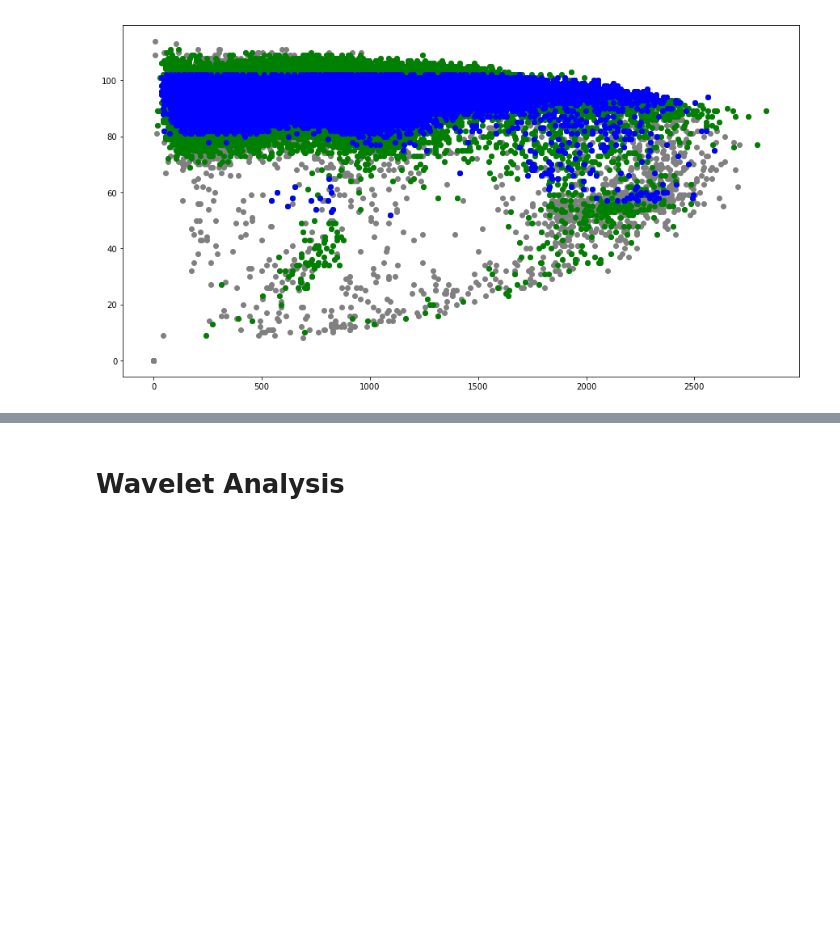
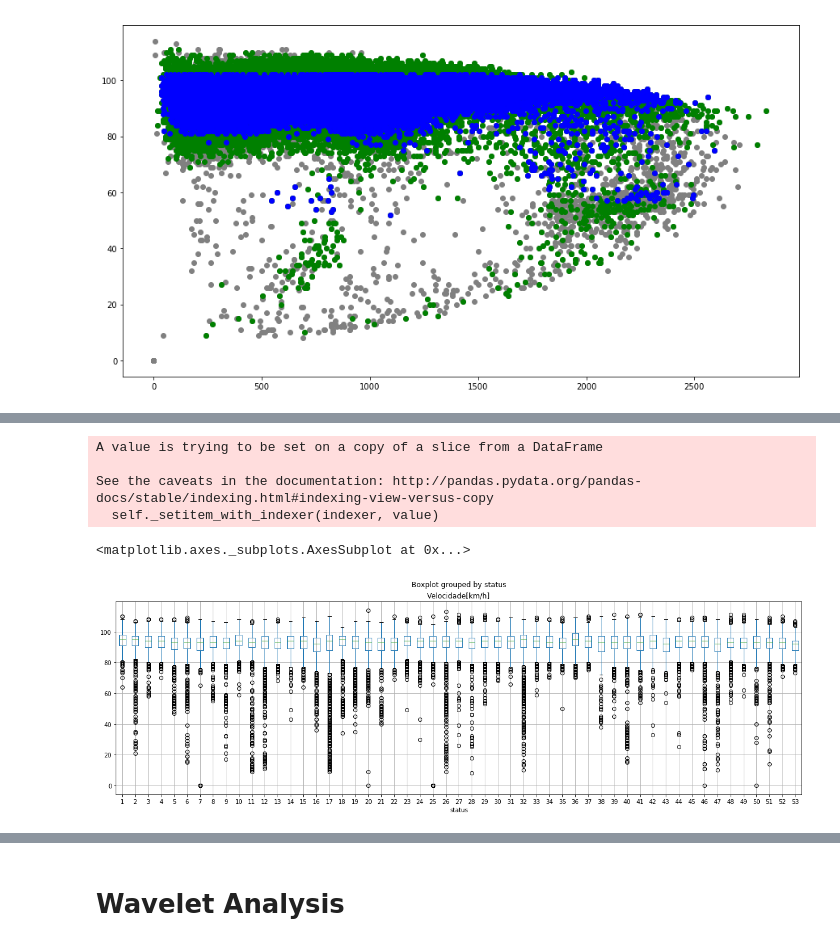
Before and after one commit to albnc/WaveletTrafficAnalysis, a Jupyter notebook: waveAnalysis.ipynb, the cells around one changed output, grey strips where cells are left out. Saved outputs shown, nothing was run; the diff lists cells and outputs as text; code cells hidden in the pictures; blank space fills up the shorter version.

Commit message:
finally the boxplot

```diff
--- a/waveAnalysis.ipynb
+++ b/waveAnalysis.ipynb
@@ -375,0 +369,20 @@ Freq: M, dtype: object
+# %%
+#data.groupby(by=pd.Grouper(freq='M')).plot(y='Velocidade[km/h]',kind='box')
+period = 'W'
+
+data['status'] = 0
+g = data.resample(period)
+idx = 0
+for v in g.indices.values():
+    idx += 1
+    data['status'].iloc[v[0]:v[-1]] = idx
+
+mask = data['status'] > 0
+data[mask].boxplot(column='Velocidade[km/h]', by='status', figsize=(20,6))
+# %% [output]
+A value is trying to be set on a copy of a slice from a DataFrame
+
+See the caveats in the documentation: http://pandas.pydata.org/pandas-docs/stable/indexing.html#indexing-view-versus-copy
+  self._setitem_with_indexer(indexer, value)
+<matplotlib.axes._subplots.AxesSubplot at 0x...>
+[figure, added]
```
Also changed, not shown: parts of 9 cells of this notebook.
